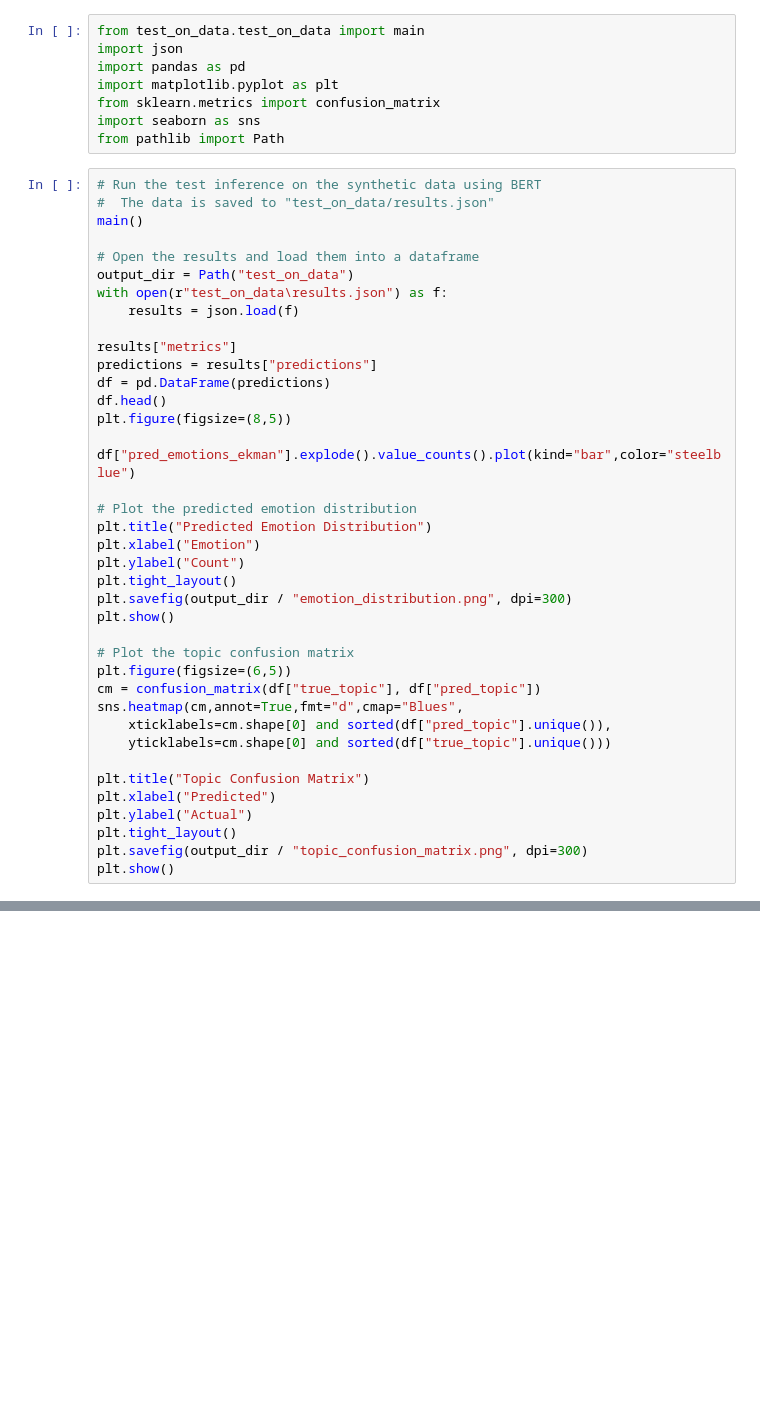
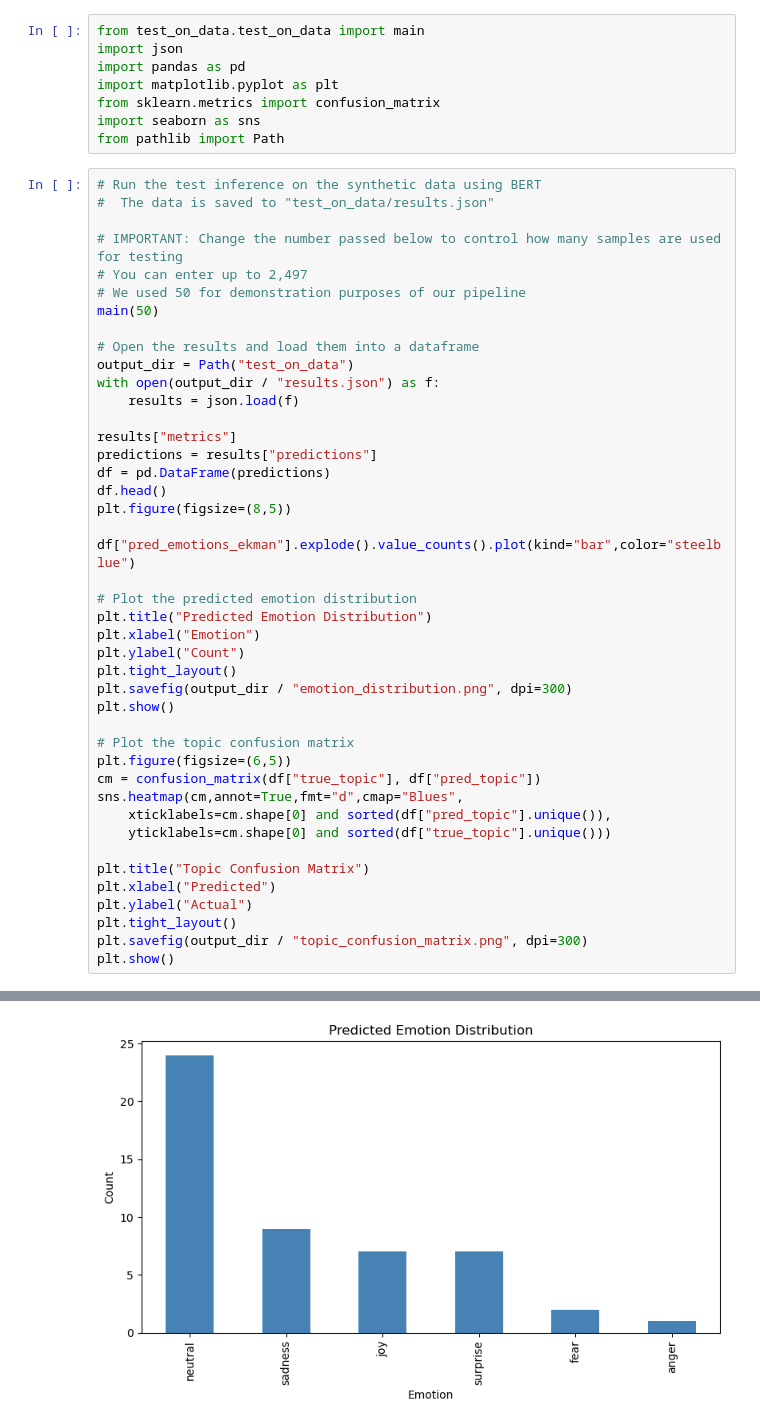
Before and after one commit to connormarks/CAN, a Jupyter notebook: Src/project.ipynb, the cells around one changed output, grey strips where cells are left out. Cells and saved outputs as stored; diff of their text form; blank space fills up the shorter version.

Commit message:
Limit number of runs

```diff
--- a/Src/project.ipynb
+++ b/Src/project.ipynb
@@ -9,11 +9,15 @@ from pathlib import Path
 # %%
 # Run the test inference on the synthetic data using BERT
 #  The data is saved to "test_on_data/results.json"
-main()
+
+# IMPORTANT: Change the number passed below to control how many samples are used for testing
+# You can enter up to 2,497
+# We used 50 for demonstration purposes of our pipeline
+main(50)
 
 # Open the results and load them into a dataframe
 output_dir = Path("test_on_data")
-with open(r"test_on_data\results.json") as f:
+with open(output_dir / "results.json") as f:
     results = json.load(f)
 
 results["metrics"]
@@ -62,0 +73 @@ FileNotFoundError: [Errno 2] No such file or directory: 'C:\\cs175\\project\\CAN
+[figure, added]
```
Also changed, not shown: parts of 1 cell of this notebook, 4 other files.
